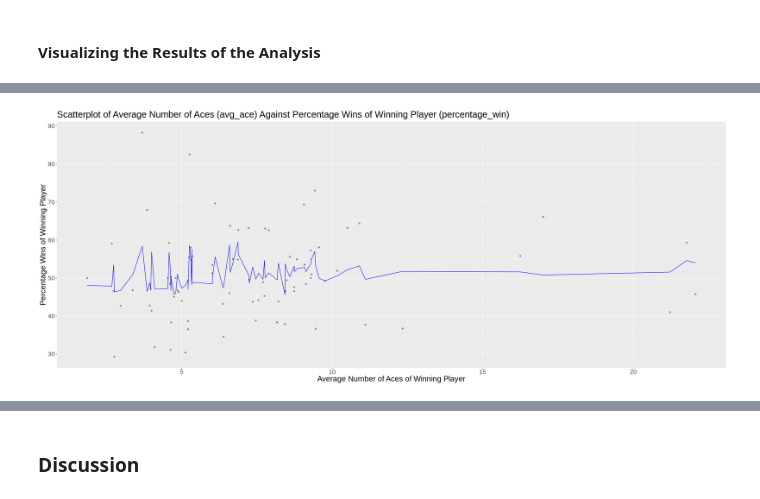
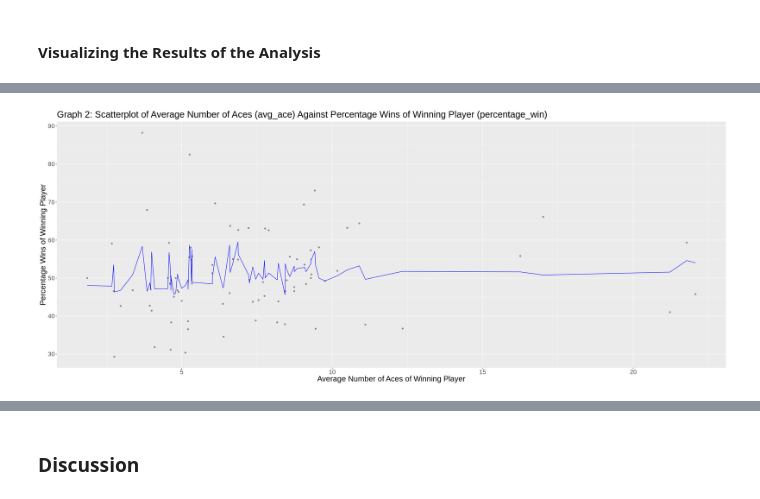
Before and after one commit to kimtanpalanca/dsci_group_15, a Jupyter notebook: group_project_report.ipynb, the cells around one changed output, grey strips where cells are left out. Drawn from its saved outputs; the diff is of its cells as text; code cells hidden in the pictures.

```diff
--- a/group_project_report.ipynb
+++ b/group_project_report.ipynb
@@ -442,21 +480,21 @@ predictions <- workflow %>%
 # %%
 options(repr.plot.width = 25, repr.plot.height = 10)
 
 ace_plot <- ggplot(predictions, aes(x = avg_ace, y = percentage_win)) +
   geom_point(alpha = 0.4) +
     xlab("Average Number of Aces of Winning Player") +
     ylab("Percentage Wins of Winning Player") +
     geom_line(data = predictions,
             mapping = aes(x = avg_ace, y = .pred),
             color = "blue") +
-  ggtitle("Scatterplot of Average Number of Aces (avg_ace) Against Percentage Wins of Winning Player (percentage_win)") +
+  ggtitle("Graph 2: Scatterplot of Average Number of Aces (avg_ace) Against Percentage Wins of Winning Player (percentage_win)") +
   theme (text = element_text (size = 20))
 
 ace_plot
 
 #graphing each individual predictor against the response variable to evaluate the relationships between them
 # %% [output]
-[figure, old version]
+[figure, new version]
 # %%
 options(repr.plot.width = 25, repr.plot.height = 10)
 
```
Also changed, not shown: parts of 16 cells of this notebook.
